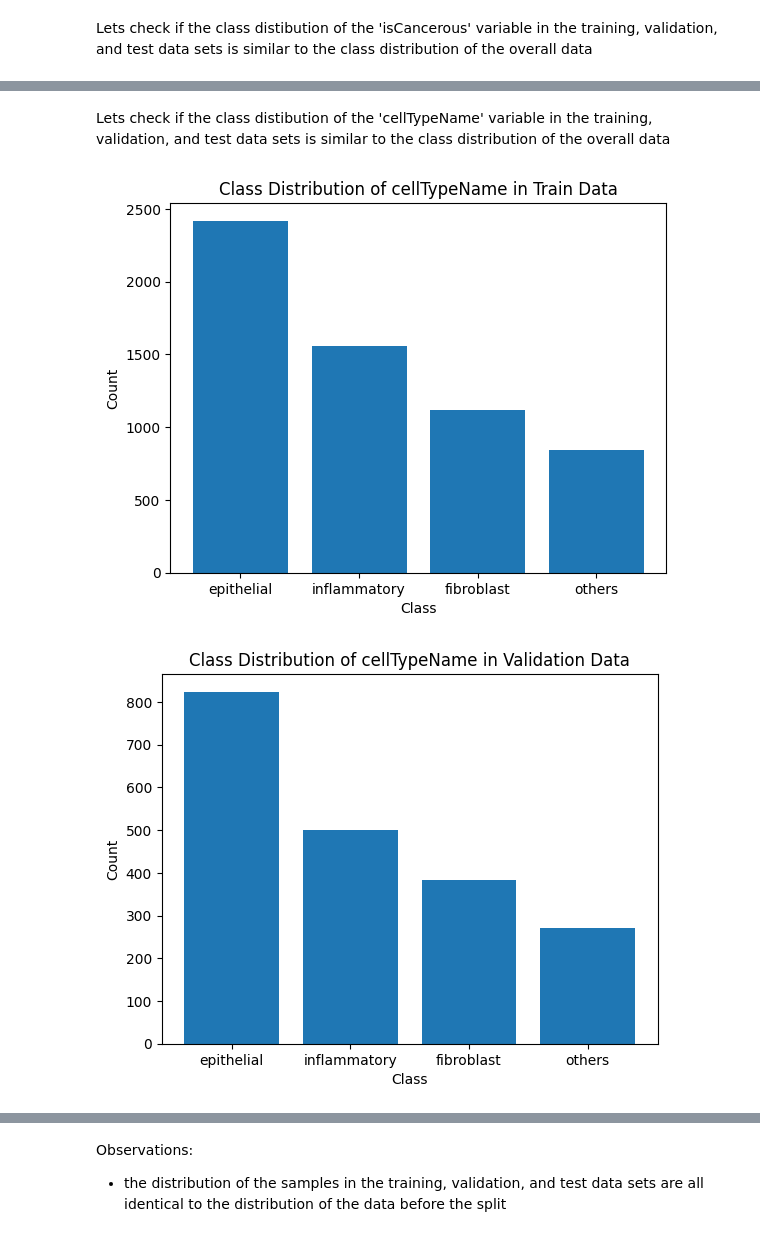
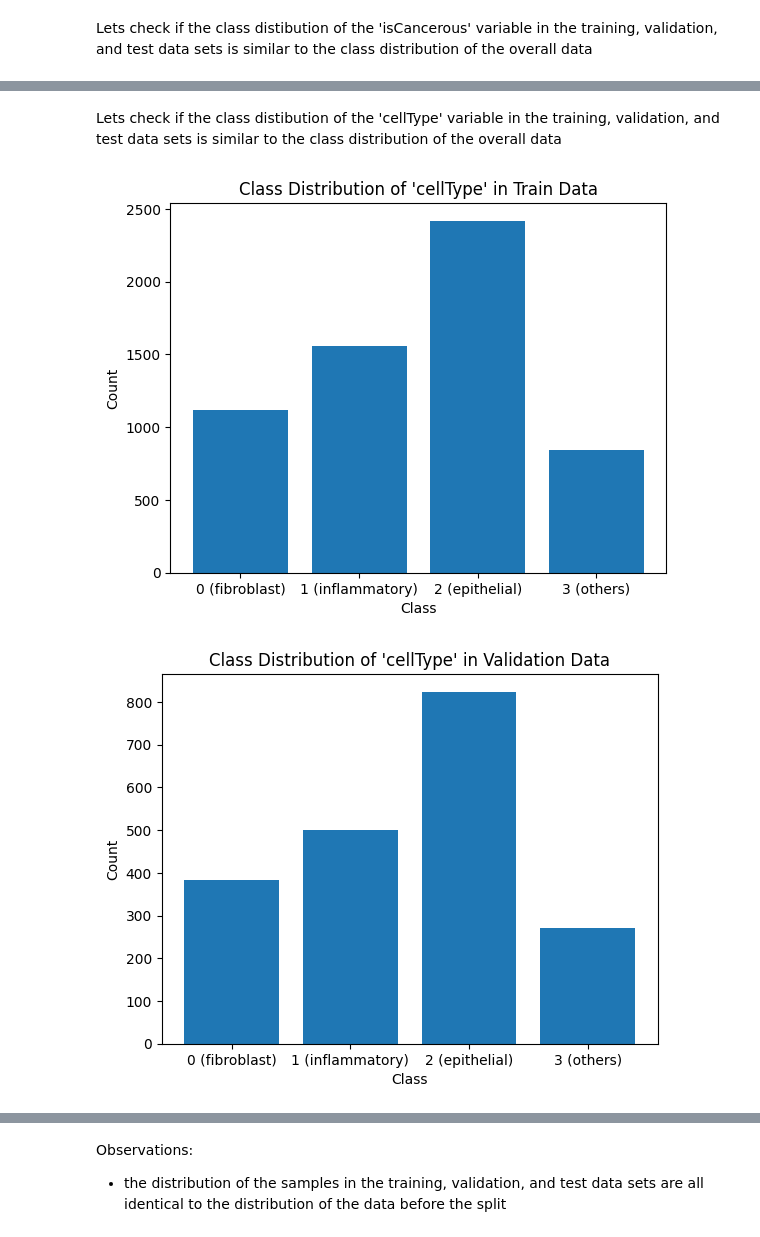
Before and after one commit to IbrahimAshhab/ML-A2-Colon-Cancer, a Jupyter notebook: s3953973_s4007880.ipynb, the cells around one changed output, grey strips where cells are left out. Drawn from its saved outputs; the diff is of its cells as text; code cells hidden in the pictures.

```diff
--- a/s3953973_s4007880.ipynb
+++ b/s3953973_s4007880.ipynb
@@ -90,14 +99,16 @@ Lets see if the class distribution of the 'cellTypeName' target variable is bala
 # %%
-class_count = data['cellTypeName'].value_counts()
+# create the mapping from cellType to cellTypeName
+mapping = data[['cellType', 'cellTypeName']].drop_duplicates().sort_values('cellType')
+labels = [f"{row['cellType']} ({row['cellTypeName']})" for _, row in mapping.iterrows()]
 
-# get the number of rows in each class
-class_counts = [class_count[0], class_count[1], class_count[2], class_count[3]]
+# get counts for each cellType (ordered by cellType to match labels)
+class_counts = data['cellType'].value_counts().sort_index()
 
-# create bar plot
-plt.bar(class_count.index.tolist(), class_counts)
+# Create bar plot
+plt.bar(labels, class_counts)
 
 plt.xlabel('Class')
 plt.ylabel('Count')
-plt.title("Class Distribution of 'cellTypeName' Target Variable")
+plt.title("Class Distribution of 'cellType' Target Variable")
 plt.show()
 # %% [output]
@@ -213,6 +219,5 @@ Lets start by changing the data types of the ImageName and cellTypeName columns
 # %%
-data['ImageName'] = data['ImageName'].astype('string')
-data['cellTypeName'] = data['cellTypeName'].astype('category')
+data['cellType'] = data['cellType'].astype('category')
 data.info()
 # %% [output]
 <class 'pandas.core.frame.DataFrame'>
@@ -330,27 +335,25 @@ print("1 (Cancerous):", test_data_class_count[1])
 0 (Non-Cancerous): 1144
 1 (Cancerous): 836
 # %% [markdown]
-Lets check if the class distibution of the 'cellTypeName' variable in the training, validation, and test data sets is similar to the class distribution of the overall data
+Lets check if the class distibution of the 'cellType' variable in the training, validation, and test data sets is similar to the class distribution of the overall data
 # %%
-def classDistribution(dataset, columnName, datasetName):
-    ds_class = dataset[columnName].value_counts()
-    ds_counts = list(ds_class.values)
-    ds_labels = list(ds_class.index)
+def classDistribution(dataset, code_col, name_col, datasetName):
+    # create mapping of code to name
+    mapping = dataset[[code_col, name_col]].drop_duplicates().sort_values(code_col)
+    labels = [f"{row[code_col]} ({row[name_col]})" for _, row in mapping.iterrows()]
 
-    # Creating a bar plot
-    plt.bar(ds_labels, ds_counts)
+    # get class counts sorted by code_col to align with labels
+    class_counts = dataset[code_col].value_counts().sort_index()
 
-    # Adding  labels and title
+    plt.bar(labels, class_counts)
     plt.xlabel('Class')
     plt.ylabel('Count')
-    plt.title('Class Distribution of ' + columnName + ' in ' + datasetName)
-
-    # Show the plot
+    plt.title(f"Class Distribution of '{code_col}' in {datasetName}")
     plt.show()
 # %%
-classDistribution(train_data, 'cellTypeName', 'Train Data')
-classDistribution(val_data, 'cellTypeName', 'Validation Data')
-classDistribution(test_data, 'cellTypeName', 'Test Data')
+classDistribution(train_data, 'cellType', 'cellTypeName', 'Train Data')
+classDistribution(val_data, 'cellType', 'cellTypeName', 'Validation Data')
+classDistribution(test_data, 'cellType', 'cellTypeName', 'Test Data')
 # %% [output]
-[figure, old version]
+[figure, new version]
-[figure, old version]
+[figure, new version]
```
Also changed, not shown: parts of 61 cells of this notebook.
